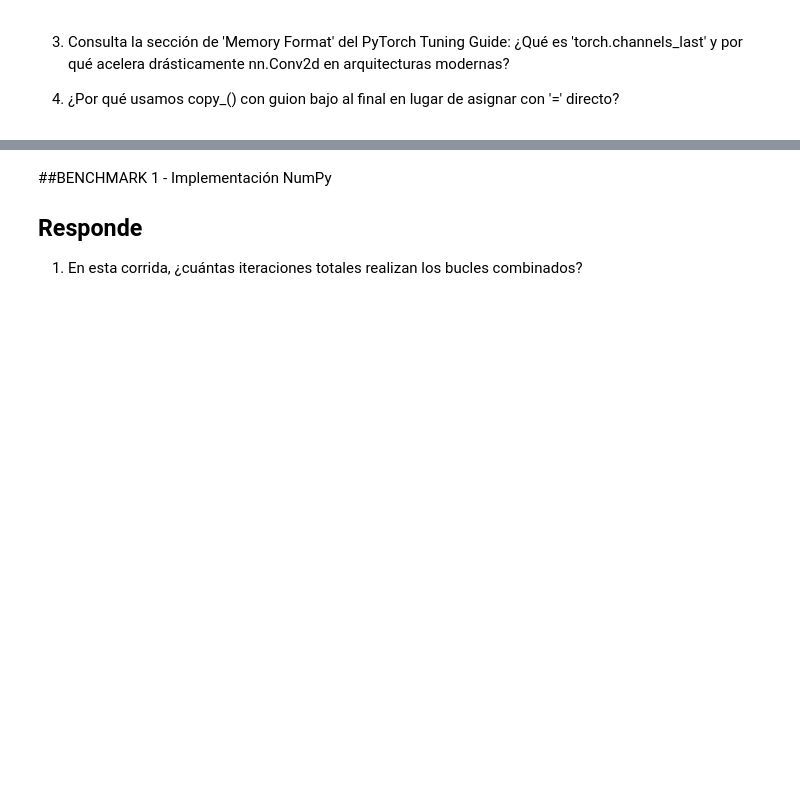
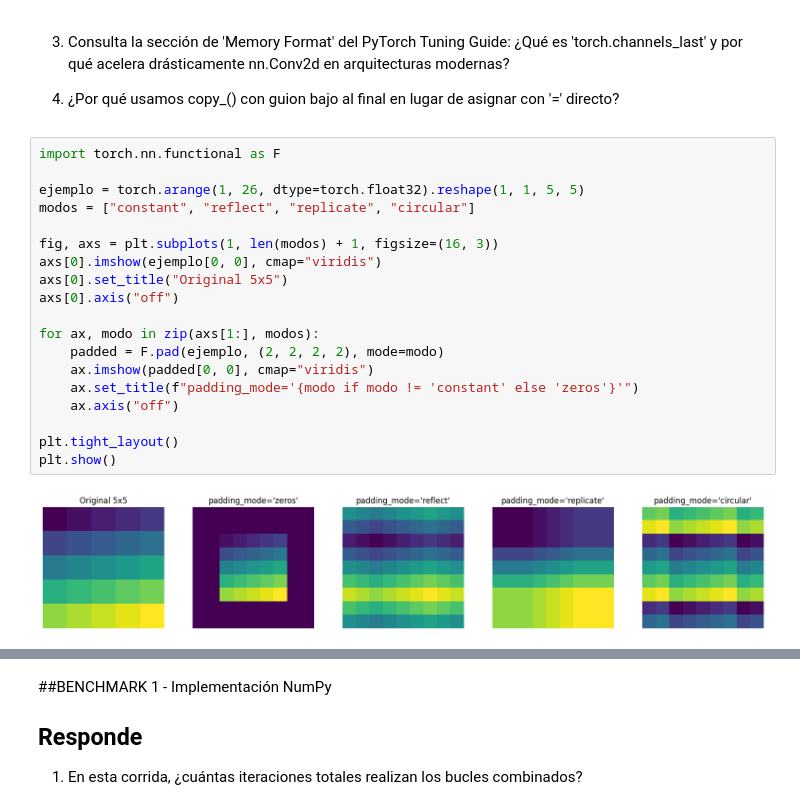
Before and after one commit to rodrigocastillo69/Deep-learning-Vision, a Jupyter notebook: Unidad1/Practica 2/Lab1_2_Rodrigo_Castillo.ipynb, the cells around one changed output, grey strips where cells are left out. Saved outputs shown, nothing was run; the diff lists cells and outputs as text; blank space fills up the shorter version.

```diff
--- a/Unidad1/Practica 2/Lab1_2_Rodrigo_Castillo.ipynb
+++ b/Unidad1/Practica 2/Lab1_2_Rodrigo_Castillo.ipynb
@@ -524,3 +639,24 @@ Agrega una imagen de ejemplo para cada uno y una descripción
     ¿Qué es 'torch.channels_last' y por qué acelera drásticamente nn.Conv2d en arquitecturas modernas?
 
  3. ¿Por qué usamos copy_() con guion bajo al final en lugar de asignar con '=' directo?
+# %%
+import torch.nn.functional as F
+
+ejemplo = torch.arange(1, 26, dtype=torch.float32).reshape(1, 1, 5, 5)
+modos = ["constant", "reflect", "replicate", "circular"]
+
+fig, axs = plt.subplots(1, len(modos) + 1, figsize=(16, 3))
+axs[0].imshow(ejemplo[0, 0], cmap="viridis")
+axs[0].set_title("Original 5x5")
+axs[0].axis("off")
+
+for ax, modo in zip(axs[1:], modos):
+    padded = F.pad(ejemplo, (2, 2, 2, 2), mode=modo)
+    ax.imshow(padded[0, 0], cmap="viridis")
+    ax.set_title(f"padding_mode='{modo if modo != 'constant' else 'zeros'}'")
+    ax.axis("off")
+
+plt.tight_layout()
+plt.show()
+# %% [output]
+[figure, added]
```
Also changed, not shown: parts of 19 cells of this notebook.
